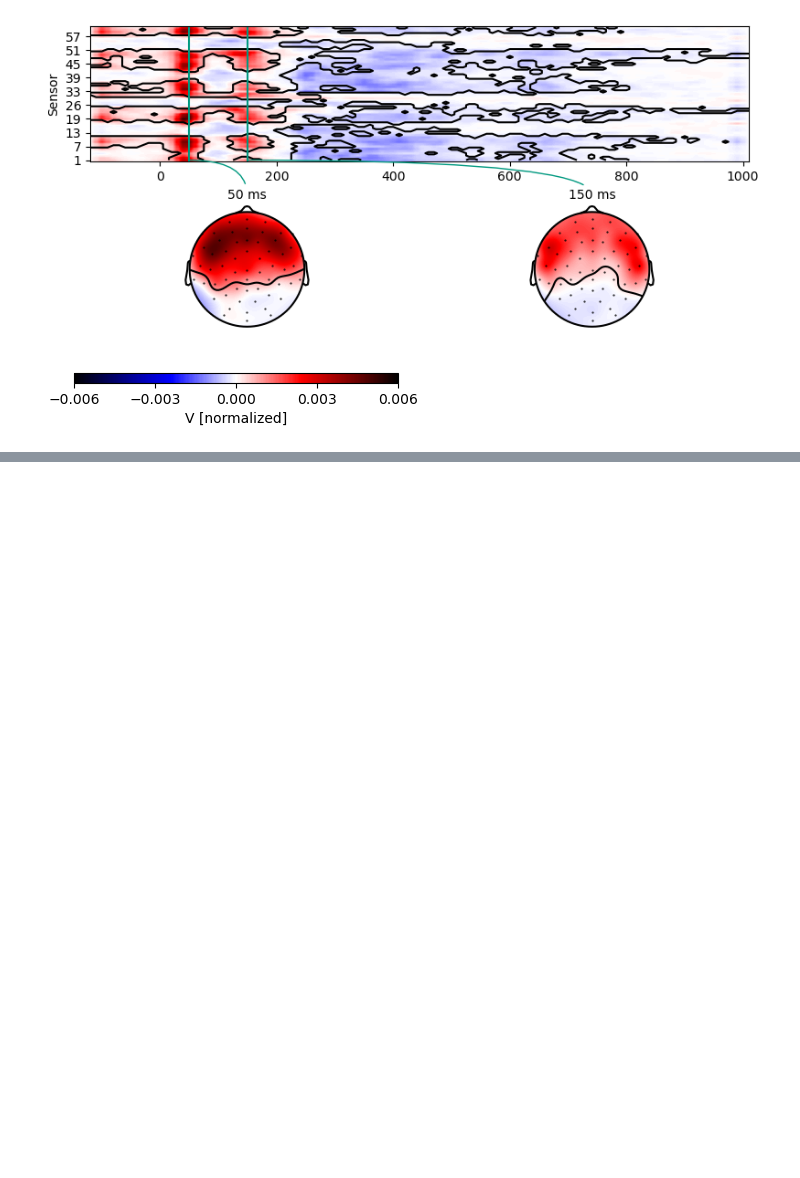
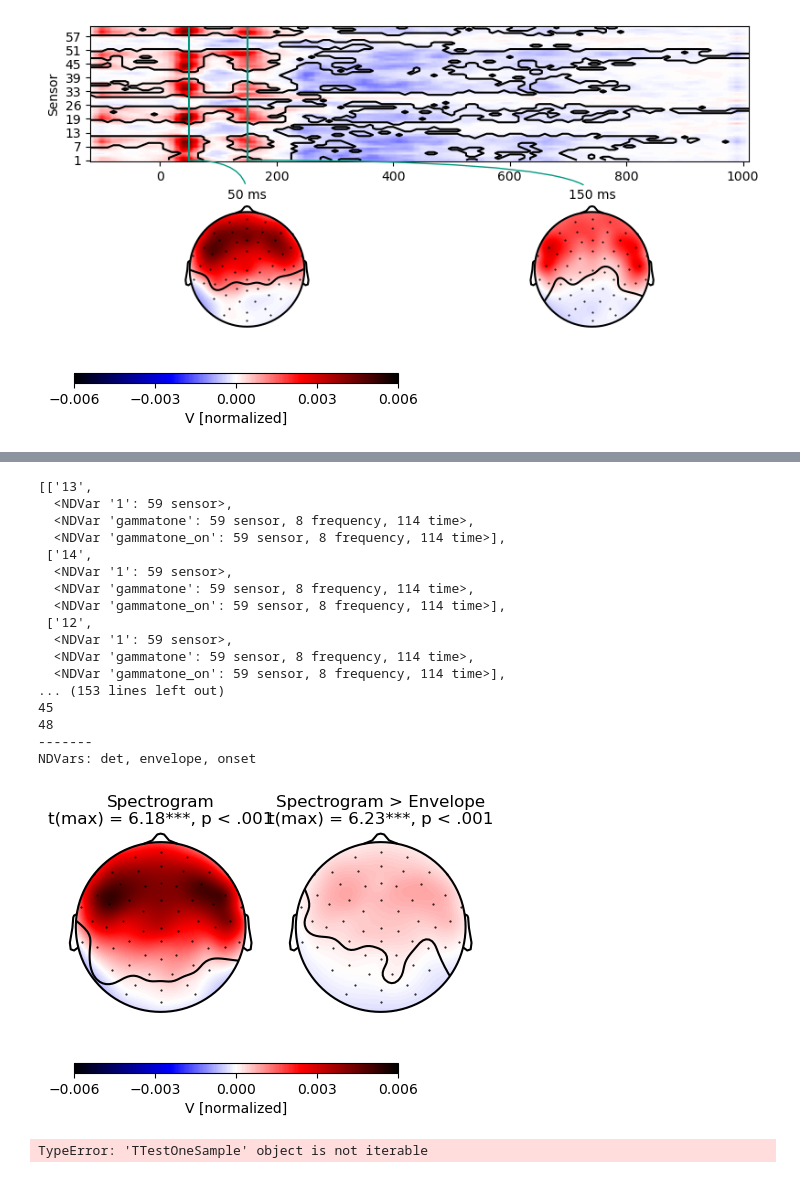
Before and after one commit to DHCLAIRE/ICN_related, a Jupyter notebook: Thesis/Alice_Natives_analysis.ipynb, the cells around one changed output, grey strips where cells are left out. Cells and saved outputs as stored; diff of their text form; code cells hidden in the pictures; blank space fills up the shorter version.

```diff
--- a/Thesis/Alice_Natives_analysis.ipynb
+++ b/Thesis/Alice_Natives_analysis.ipynb
@@ -163,0 +164,72 @@ NDVars: det, envelope, onset
+# %%
+rows = []
+x_names = None
+
+n_rowsLIST = []
+
+for subj in Native_SUBJECTS:
+    trf = eelbrain.load.unpickle(TRF_DIR / Path('S%.2d_Alice-natives_sfreq-100_raw.fif/S%.2d_Alice-natives_sfreq-100_raw.fif acoustic.pickle'%(int(subj[1:3]), int(subj[1:3]))))
+    n_rowsLIST.append([subj[1:3], trf.proportion_explained, *trf.h])#.abs()])
+    x_names = trf.x
+data_acoustic = eelbrain.Dataset.from_caselist(['subject', 'det', *x_names], n_rowsLIST)
+pprint(n_rowsLIST)
+print(data_onset)
+
+# Compare predictive power of the two models
+test_acoustic = eelbrain.testnd.TTestOneSample('det', ds=data_acoustic, tail=1, pmin=0.05)
+# Paired t-test by specifying two measurement NDVars with matched cases
+# Note that this presupposes that subjects are in the same order
+test_acoustic_onset = eelbrain.testnd.TTestRelated(data_acoustic['det'], data_onset['det'], tail=1, pmin=0.05)
+p3 = eelbrain.plot.Topomap(
+    [test_acoustic.masked_difference(), test_acoustic_onset.masked_difference()],
+    axtitle=[[['Spectrogram\n', test_acoustic], ], ['Spectrogram > Envelope\n', test_acoustic_onset]],
+    ncol=2, clip='circle')
+cb = p.plot_colorbar(width=0.1)
+
+p3.save(TRF_DIR / 'Natives_acoustic-TRFs_topo.png')
+# %% [output]
+[['13',
+  <NDVar '1': 59 sensor>,
+  <NDVar 'gammatone': 59 sensor, 8 frequency, 114 time>,
+  <NDVar 'gammatone_on': 59 sensor, 8 frequency, 114 time>],
+ ['14',
+  <NDVar '1': 59 sensor>,
+  <NDVar 'gammatone': 59 sensor, 8 frequency, 114 time>,
+  <NDVar 'gammatone_on': 59 sensor, 8 frequency, 114 time>],
+ ['12',
+  <NDVar '1': 59 sensor>,
+  <NDVar 'gammatone': 59 sensor, 8 frequency, 114 time>,
+  <NDVar 'gammatone_on': 59 sensor, 8 frequency, 114 time>],
+... (153 lines left out)
+45
+48
+-------
+NDVars: det, envelope, onset
+[figure, added]
+[figure, added]
+# %%
+# ## TRFs
+# Since these spectrogram mTRFs have a frequency dimension in addition to time and sensor we have to slice or aggregate them for visualization on a 2d plot. We take two approaches:
+#
+#  1) Sum across the frequency, based on the assumtopn that TRFs are similar for different frequency bands
+#  2) Average across a group of neighboring sensors, to verify this assumtopn
+
+trf_spectrogram = eelbrain.testnd.TTestOneSample("gammatone.sum('frequency')", ds=data_acoustic, pmin=0.05)
+trf_onset_spectrogram = eelbrain.testnd.TTestOneSample("gammatone_on.sum('frequency')", ds=data_acoustic, pmin=0.05)
+
+p4 = eelbrain.plot.TopoArray([trf_spectrogram, trf_onset_spectrogram], t=[0.050, 0.100, 0.150, 0.450], xlim=(-0.050, 0.950))
+
+# Manually define sensors that are sensitive to acoustic responses
+auditory_sensors = ['59', '20', '21', '7', '8', '9', '49', '19' ,'44', '45', '34' ,'35' ,'36' ,'10']
+p5 = eelbrain.plot.SensorMap(data_acoustic['det'], h=2, mark=auditory_sensors)
+
+strf_spectrogram = data_acoustic['gammatone'].mean(sensor=auditory_sensors).smooth('frequency', window_samples=7, fix_edges=True)
+strf_onset_spectrogram = data_acoustic['gammatone_on'].mean(sensor=auditory_sensors)
+p6 = eelbrain.plot.Array([strf_spectrogram, strf_onset_spectrogram], ncol=2, xlim=(-0.050, 0.950))
+
+
+#p4.save(TRF_DIR / 'Natives_acoustic-TRFs_topo.png')
+#p5.save(TRF_DIR / 'Natives_acoustic-TRFs_topo.png')
+#p6.save(TRF_DIR / 'Natives_acoustic-TRFs_topo.png')
+# %% [output]
+TypeError: 'TTestOneSample' object is not iterable
```
Also changed, not shown: parts of 2 cells of this notebook.
